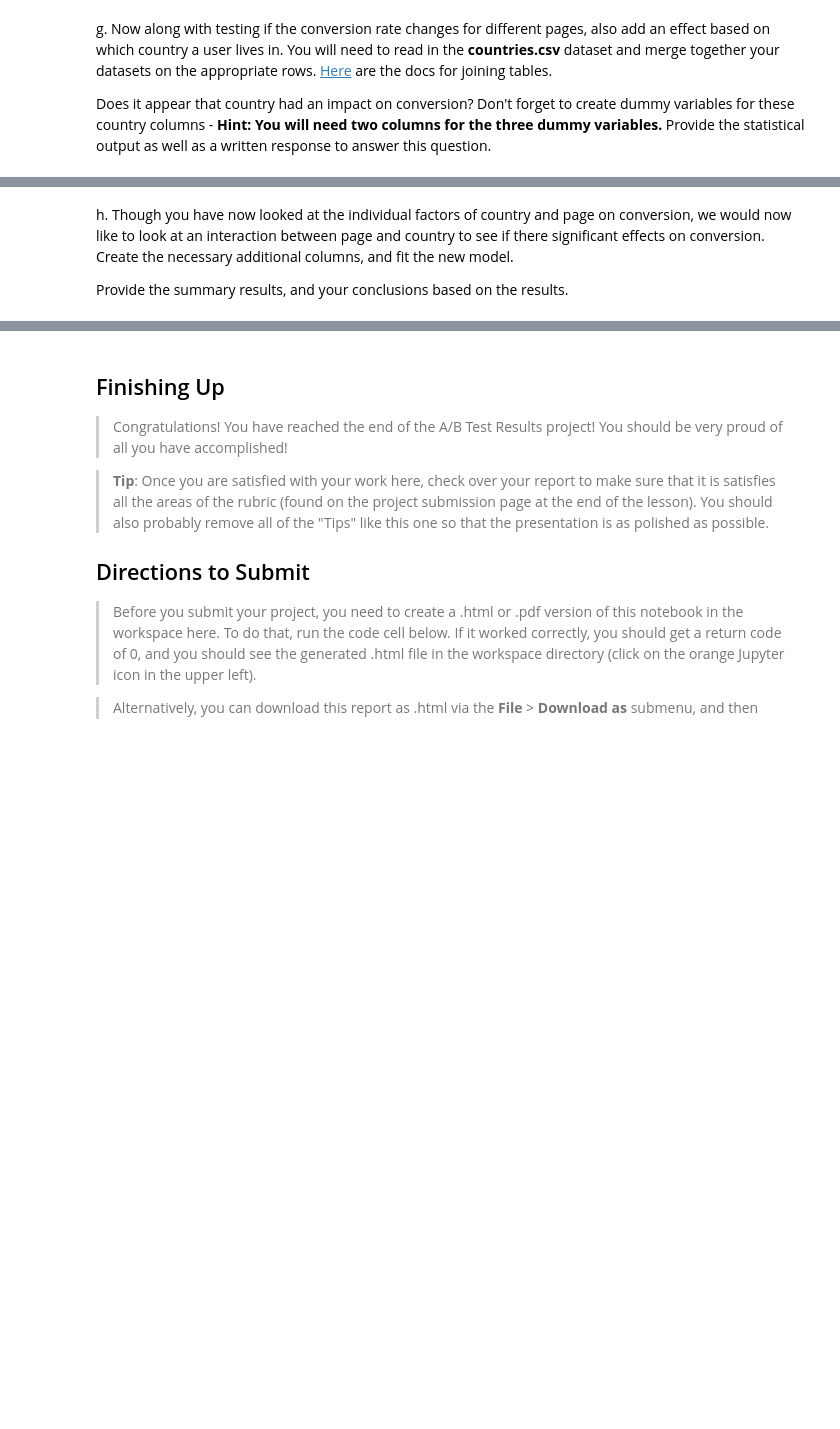
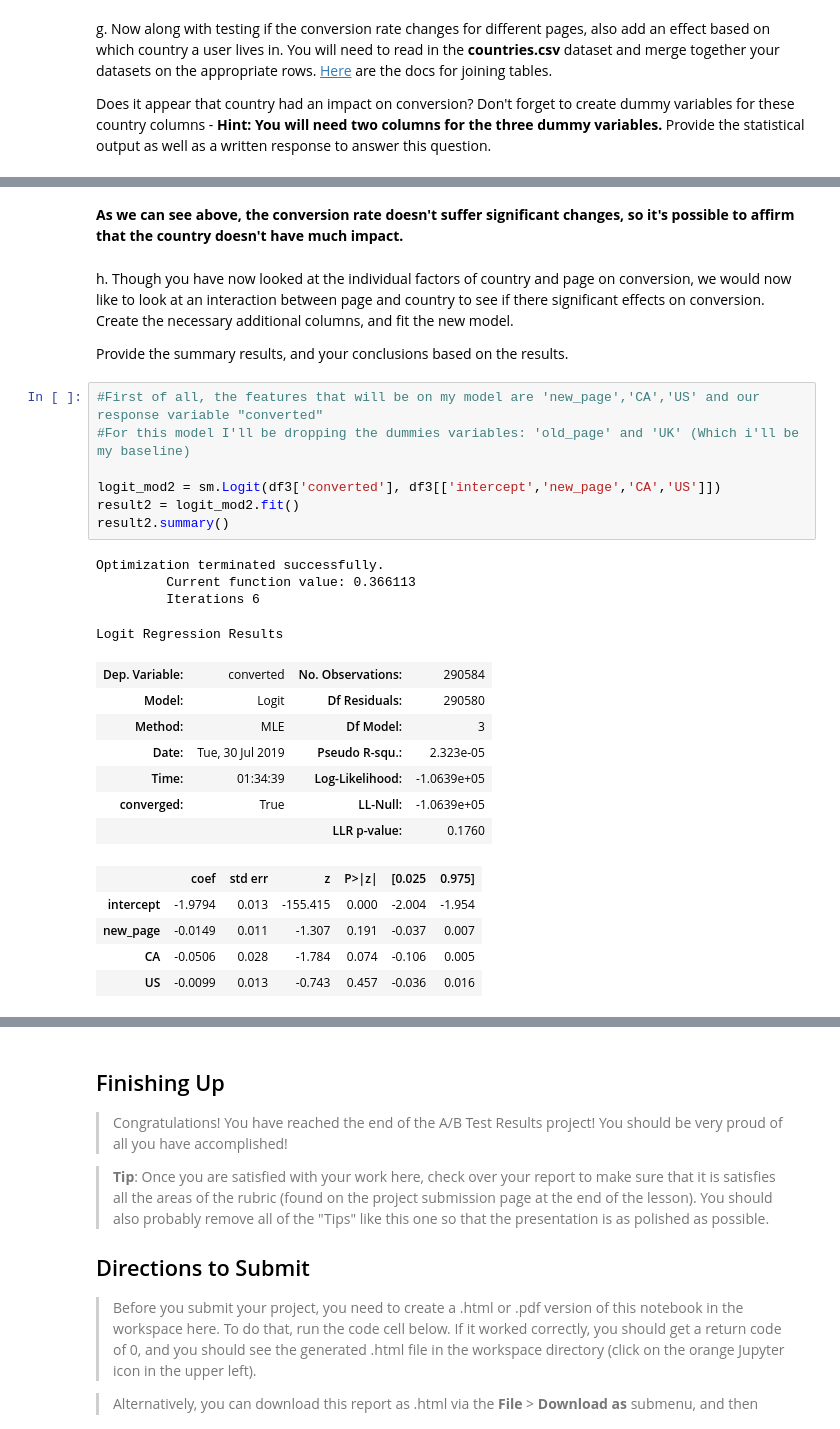
Before and after one commit to naomisn/Analyze-A-B-test, a Jupyter notebook: Analyze_ab_test_results_notebook.ipynb, the cells around one changed output, grey strips where cells are left out. Drawn from its saved outputs; the diff is of its cells as text; blank space fills up the shorter version.

```diff
--- a/Analyze_ab_test_results_notebook.ipynb
+++ b/Analyze_ab_test_results_notebook.ipynb
@@ -370,4 +522,30 @@ Does it appear that country had an impact on conversion?  Don't forget to create
+# %% [markdown]
+**As we can see above, the conversion rate doesn't suffer significant changes, so it's possible to affirm that the country doesn't have much impact.**
 # %% [markdown]
 h. Though you have now looked at the individual factors of country and page on conversion, we would now like to look at an interaction between page and country to see if there significant effects on conversion.  Create the necessary additional columns, and fit the new model.
 
 Provide the summary results, and your conclusions based on the results.
+# %%
+#First of all, the features that will be on my model are 'new_page','CA','US' and our response variable "converted"
+#For this model I'll be dropping the dummies variables: 'old_page' and 'UK' (Which i'll be my baseline)
+
+logit_mod2 = sm.Logit(df3['converted'], df3[['intercept','new_page','CA','US']])
+result2 = logit_mod2.fit()
+result2.summary()
+# %% [output]
+Optimization terminated successfully.
+         Current function value: 0.366113
+         Iterations 6
+Logit Regression Results
+| Dep. Variable: | converted | No. Observations: | 290584 |
+| Model: | Logit | Df Residuals: | 290580 |
+| Method: | MLE | Df Model: | 3 |
+| Date: | Tue, 30 Jul 2019 | Pseudo R-squ.: | 2.323e-05 |
+| Time: | 01:34:39 | Log-Likelihood: | -1.0639e+05 |
+| converged: | True | LL-Null: | -1.0639e+05 |
+|  |  | LLR p-value: | 0.1760 |
+|  | coef | std err | z | P>|z| | [0.025 | 0.975] |
+| intercept | -1.9794 | 0.013 | -155.415 | 0.000 | -2.004 | -1.954 |
+| new_page | -0.0149 | 0.011 | -1.307 | 0.191 | -0.037 | 0.007 |
+| CA | -0.0506 | 0.028 | -1.784 | 0.074 | -0.106 | 0.005 |
+| US | -0.0099 | 0.013 | -0.743 | 0.457 | -0.036 | 0.016 |
```
Also changed, not shown: parts of 30 cells of this notebook.
